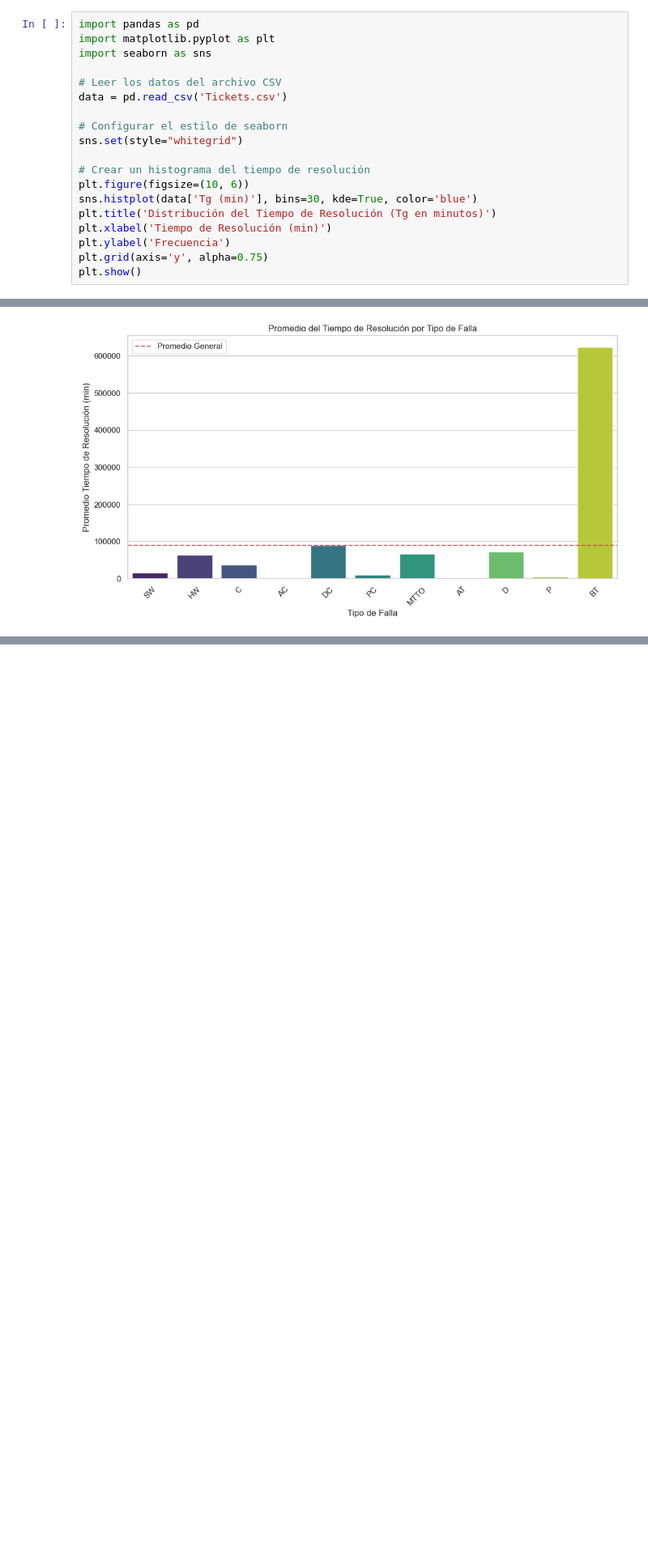
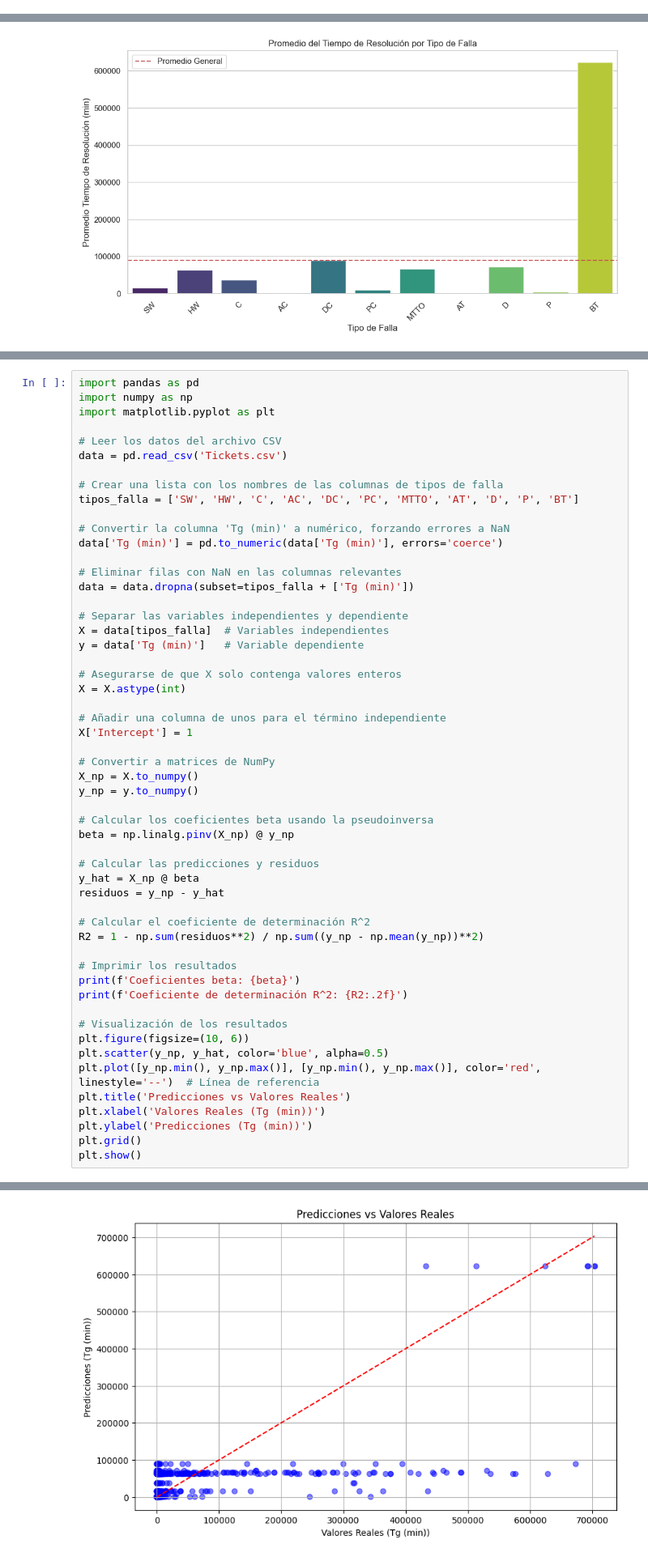
Before and after one commit to AmaliaGlezO/Tikets-de-falla-de-ETECSA, a Jupyter notebook: DataProduct.ipynb, the cells around one changed output, grey strips where cells are left out. Shown at 81% size. Saved outputs shown, nothing was run; the diff lists cells and outputs as text; blank space fills up the shorter version.

```diff
--- a/DataProduct.ipynb
+++ b/DataProduct.ipynb
@@ -36,19 +35,0 @@ print(data[['SW', 'HW', 'C', 'AC', 'DC', 'PC', 'MTTO', 'AT', 'D', 'P', 'BT', 'Bi
-# %%
-import pandas as pd
-import matplotlib.pyplot as plt
-import seaborn as sns
-
-# Leer los datos del archivo CSV
-data = pd.read_csv('Tickets.csv')
-
-# Configurar el estilo de seaborn
-sns.set(style="whitegrid")
-
-# Crear un histograma del tiempo de resolución
-plt.figure(figsize=(10, 6))
-sns.histplot(data['Tg (min)'], bins=30, kde=True, color='blue')
-plt.title('Distribución del Tiempo de Resolución (Tg en minutos)')
-plt.xlabel('Tiempo de Resolución (min)')
-plt.ylabel('Frecuencia')
-plt.grid(axis='y', alpha=0.75)
-plt.show()
@@ -154,0 +254,55 @@ Passing `palette` without assigning `hue` is deprecated and will be removed in v
+# %%
+import pandas as pd
+import numpy as np
+import matplotlib.pyplot as plt
+
+# Leer los datos del archivo CSV
+data = pd.read_csv('Tickets.csv')
+
+# Crear una lista con los nombres de las columnas de tipos de falla
+tipos_falla = ['SW', 'HW', 'C', 'AC', 'DC', 'PC', 'MTTO', 'AT', 'D', 'P', 'BT']
+
+# Convertir la columna 'Tg (min)' a numérico, forzando errores a NaN
+data['Tg (min)'] = pd.to_numeric(data['Tg (min)'], errors='coerce')
+
+# Eliminar filas con NaN en las columnas relevantes
+data = data.dropna(subset=tipos_falla + ['Tg (min)'])
+
+# Separar las variables independientes y dependiente
+X = data[tipos_falla]  # Variables independientes
+y = data['Tg (min)']   # Variable dependiente
+
+# Asegurarse de que X solo contenga valores enteros
+X = X.astype(int)
+
+# Añadir una columna de unos para el término independiente
+X['Intercept'] = 1
+
+# Convertir a matrices de NumPy
+X_np = X.to_numpy()
+y_np = y.to_numpy()
+
+# Calcular los coeficientes beta usando la pseudoinversa
+beta = np.linalg.pinv(X_np) @ y_np
+
+# Calcular las predicciones y residuos
+y_hat = X_np @ beta
+residuos = y_np - y_hat
+
+# Calcular el coeficiente de determinación R^2
+R2 = 1 - np.sum(residuos**2) / np.sum((y_np - np.mean(y_np))**2)
+
+# Imprimir los resultados
+print(f'Coeficientes beta: {beta}')
+print(f'Coeficiente de determinación R^2: {R2:.2f}')
+
+# Visualización de los resultados
+plt.figure(figsize=(10, 6))
+plt.scatter(y_np, y_hat, color='blue', alpha=0.5)
+plt.plot([y_np.min(), y_np.max()], [y_np.min(), y_np.max()], color='red', linestyle='--')  # Línea de referencia
+plt.title('Predicciones vs Valores Reales')
+plt.xlabel('Valores Reales (Tg (min))')
+plt.ylabel('Predicciones (Tg (min))')
+plt.grid()
+plt.show()
+# %% [output]
@@ -154,0 +313 @@ Passing `palette` without assigning `hue` is deprecated and will be removed in v
+[figure, added]
```
Also changed, not shown: parts of 7 cells of this notebook, 1 other file.
